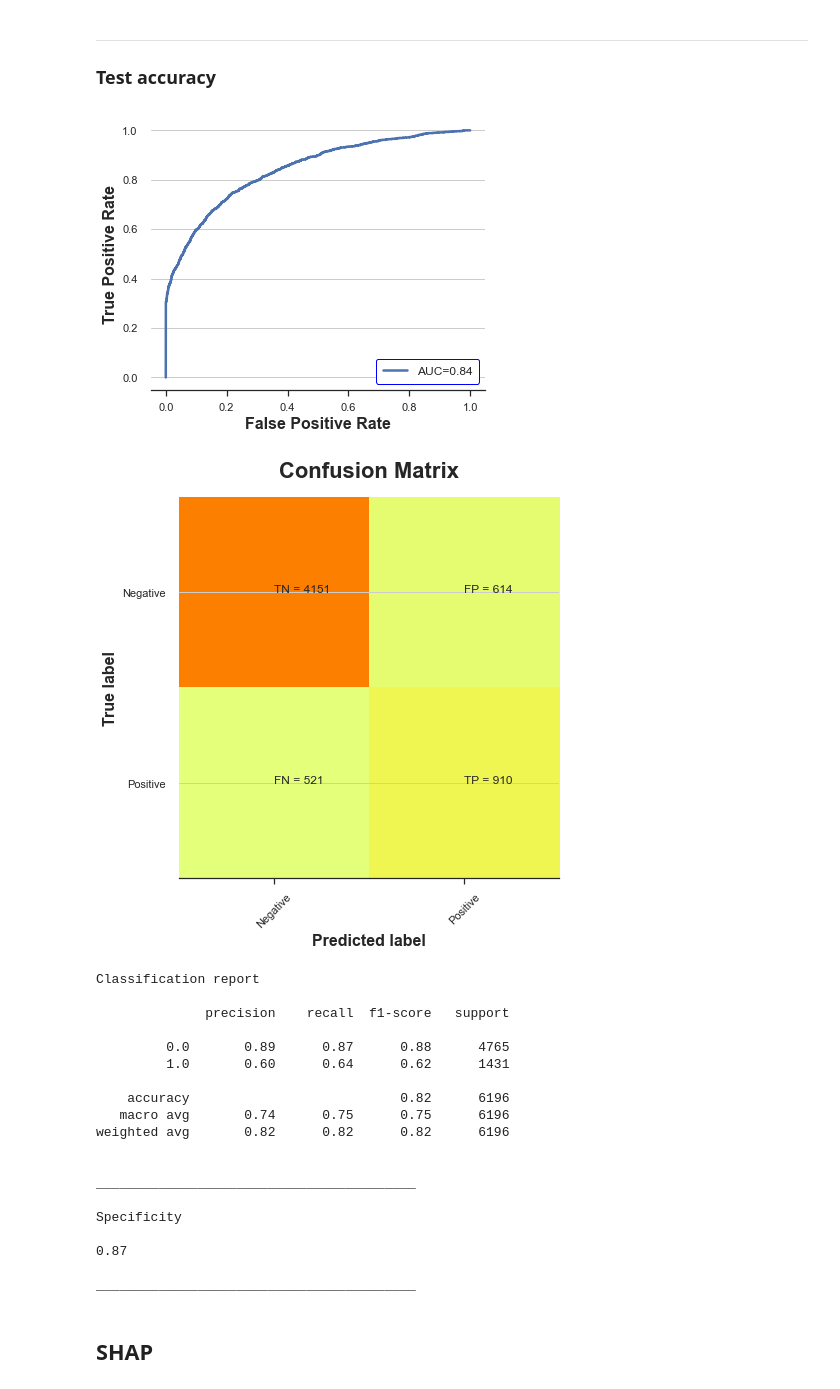
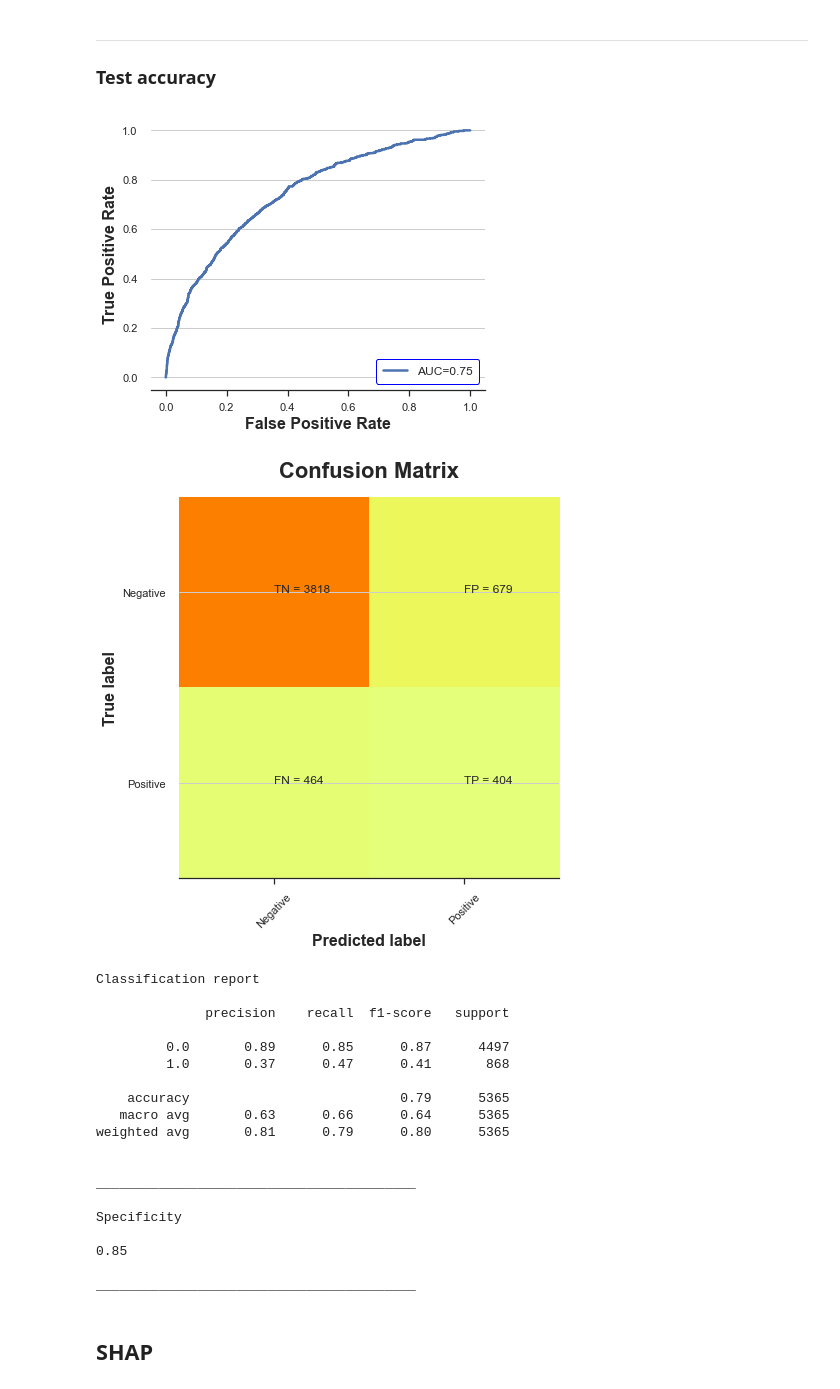
Before and after one commit to amirhkr/AKI_MIMIC4, a Jupyter notebook: ML_models_notebooks/SB_preadmisssion/MBS3/MBS3_XGB_preadmisssion_75_SB _min_mdrd_180_1days.ipynb, the cells around one changed output. Saved outputs shown, nothing was run; the diff lists cells and outputs as text; code cells hidden in the pictures.

```diff
--- a/ML_models_notebooks/SB_preadmisssion/MBS3/MBS3_XGB_preadmisssion_75_SB _min_mdrd_180_1days.ipynb
+++ b/ML_models_notebooks/SB_preadmisssion/MBS3/MBS3_XGB_preadmisssion_75_SB _min_mdrd_180_1days.ipynb
@@ -450,7 +450,8 @@ cur.execute('SET search_path to {}'.format(schema_name))
 # %%
 # query = "select * from all_scr_preadmission_75_JOIN"
 # data = pd.read_sql_query(query,con,index_col=['stay_id','subject_id','hadm_id'])
-query = "select * from all_scr_preadmission_75_min_mdrd_0_180days_join"
+# query = "select * from all_scr_preadmission_75_min_mdrd_0_180days_join"
+query = "select * from all_scr_preadmission_75_min_mdrd_1_180days_JOIN_fix"
 data = pd.read_sql_query(query,con,index_col=['stay_id','subject_id'])
 data.drop('hadm_id', inplace=True, axis=1)
 # %% [markdown]
@@ -898,36 +899,36 @@ __________
 # %%
 
 # X,y = pipeline_final.named_steps['resample'].fit_resample(X_test, y_test)
 plt.rcParams["figure.figsize"] = (6,5)
-clf_threshold = 0.54
+clf_threshold = 0.60
 
 X,y = X_test.values, y_test.values
 
 y_pred = pipeline_final.predict(X)
 y_pred_proba = pipeline_final.predict_proba(X)
 y_pred  = (y_pred_proba[:,1] >= clf_threshold).astype(int)
 
 confusion_matrix_plot(y, y_pred, y_pred_proba)
 # %% [output]
-[figure, old version]
+[figure, new version]
-[figure, old version]
+[figure, new version]
 Classification report
 
               precision    recall  f1-score   support
 
-         0.0       0.89      0.87      0.88      4765
-         1.0       0.60      0.64      0.62      1431
+         0.0       0.89      0.85      0.87      4497
+         1.0       0.37      0.47      0.41       868
 
-    accuracy                           0.82      6196
-   macro avg       0.74      0.75      0.75      6196
-weighted avg       0.82      0.82      0.82      6196
+    accuracy                           0.79      5365
+   macro avg       0.63      0.66      0.64      5365
+weighted avg       0.81      0.79      0.80      5365
 
 
 _________________________________________
 
 Specificity
 
-0.87
+0.85
 
 _________________________________________
 # %%
```
Also changed, not shown: parts of 14 cells of this notebook, 1 other file.
